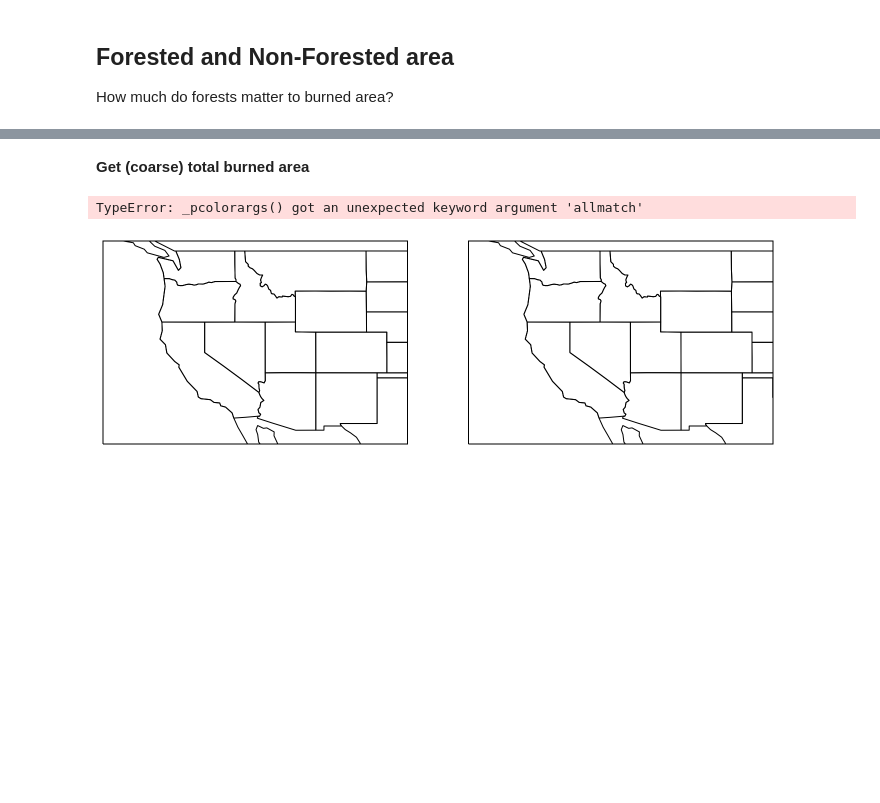
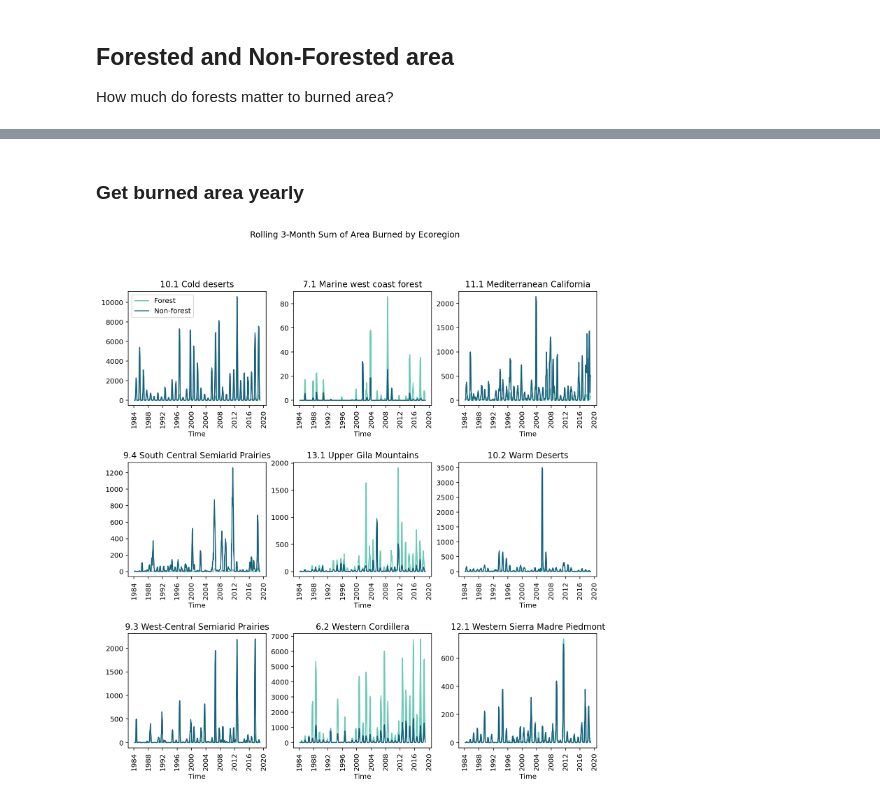
Before and after one commit to cjuang/rces-final-project, a Jupyter notebook: rces-final-project.ipynb, the cells around one changed output, grey strips where cells are left out. Saved outputs shown, nothing was run; the diff lists cells and outputs as text; code cells hidden in the pictures; blank space fills up the shorter version.

Commit message:
work on regional analysis

```diff
--- a/rces-final-project.ipynb
+++ b/rces-final-project.ipynb
@@ -60,2 +214,2 @@ burnxforesttime = burnxforest.sum(dim='time')
 # %% [markdown]
-**Get (coarse) total burned area**
+### Get burned area yearly
@@ -76,19 +215,0 @@ nyears = yrmax-yrmin
-# %%
-# visualize forested and non forested burned area
-
-# define map extent
-extent = [-130,-100,30,50]
-
-# plot data
-fig, ax = plt.subplots(1, 2, figsize=(12,8), subplot_kw={'projection': ccrs.PlateCarree()})
-for i in range(0,2):
-    ax[i].set_extent(extent, ccrs.PlateCarree())
-    ax[i].add_feature(cfeature.COASTLINE, edgecolor='black', zorder=9)
-    ax[i].add_feature(cfeature.STATES, edgecolor='black', zorder=10)
-
-# plot data
-ax[0].pcolormesh(burnforesttime.X, burnforesttime.Y, burnforesttime.values, cmap='Blues',
-              transform=(ccrs.epsg(5070)))
-# %% [output]
-TypeError: _pcolorargs() got an unexpected keyword argument 'allmatch'
-[figure, removed]
@@ -101,0 +216,58 @@ ax.legend()
+# %%
+# create container for month sums of burned area
+month_burnfo = np.zeros((len(time_str), len(epa_l2)))
+month_burnxfo = np.zeros((len(time_str), len(epa_l2)))
+
+# get monthly burned data by region
+for index, region in enumerate(epa_l2):
+    tmpburnarea_fo = burnforest.burnarea * region
+    tmpburnarea_xfo = burnxforest.burnarea * region
+    month_burnfo[:, index] = tmpburnarea_fo.sum(dim=('Y','X'))
+    month_burnxfo[:, index] = tmpburnarea_xfo.sum(dim=('Y','X'))
+
+# create new DataArrays
+month_burnfo = xr.DataArray(month_burnfo, coords=[time_str, ecoregion_legend], dims=['time', 'ecoregion'])
+month_burnxfo = xr.DataArray(month_burnxfo, coords=[time_str, ecoregion_legend], dims=['time', 'ecoregion'])
+# %%
+# check out monthly rolling fire threshold in burn area by month
+burnfomoroll = month_burnfo.rolling(time=3).sum()
+burnxfomoroll = month_burnxfo.rolling(time=3).sum()
+# %%
+# plot the monthly rolling fire threshold for forested area
+
+# colors from Set1 colormap
+regionpalette = ('#e41a1c','#a65628','#ffd92f','#f781bf', '#ff7f00','#377eb8', '#999999', '#4daf4a','#984ea3')
+
+# plot
+fig, ax = plt.subplots(3,3, figsize=(12,12))
+
+counter = 0
+for index in range(0,3):
+    for jndex in range(0,3):
+        ax[index,jndex].plot(burnfomoroll.time, burnfomoroll.isel(ecoregion=counter), color=palette[0], zorder=2, label='Forest')
+        ax[index, jndex].plot(burnxfomoroll.time, burnxfomoroll.isel(ecoregion=counter), color=palette[1], zorder=3, label='Non-forest')
+        counter+=1
+
+# decorate plots
+ax[0,0].set_title('10.1 Cold deserts')
+ax[0,1].set_title('7.1 Marine west coast forest')
+ax[0,2].set_title('11.1 Mediterranean California')
+ax[1,0].set_title('9.4 South Central Semiarid Prairies')
+ax[1,1].set_title('13.1 Upper Gila Mountains')
+ax[1,2].set_title('10.2 Warm Deserts')
+ax[2,0].set_title('9.3 West-Central Semiarid Prairies')
+ax[2,1].set_title('6.2 Western Cordillera')
+ax[2,2].set_title('12.1 Western Sierra Madre Piedmont')
+
+# iterate and plot labels
+for index in range(0,3):
+    for jndex in range(0,3):
+        plt.setp(ax[index,jndex].get_xticklabels(), rotation=90, horizontalalignment='center')
+        ax[index,jndex].set_xlabel('Time')
+        ax[index,jndex].set_ylabel('')
+
+ax[0,0].legend(loc='upper left')
+plt.suptitle('Rolling 3-Month Sum of Area Burned by Ecoregion')
+plt.subplots_adjust(hspace = 0.5)
+# %% [output]
+[figure, added]
```
Also changed, not shown: parts of 23 cells of this notebook.
